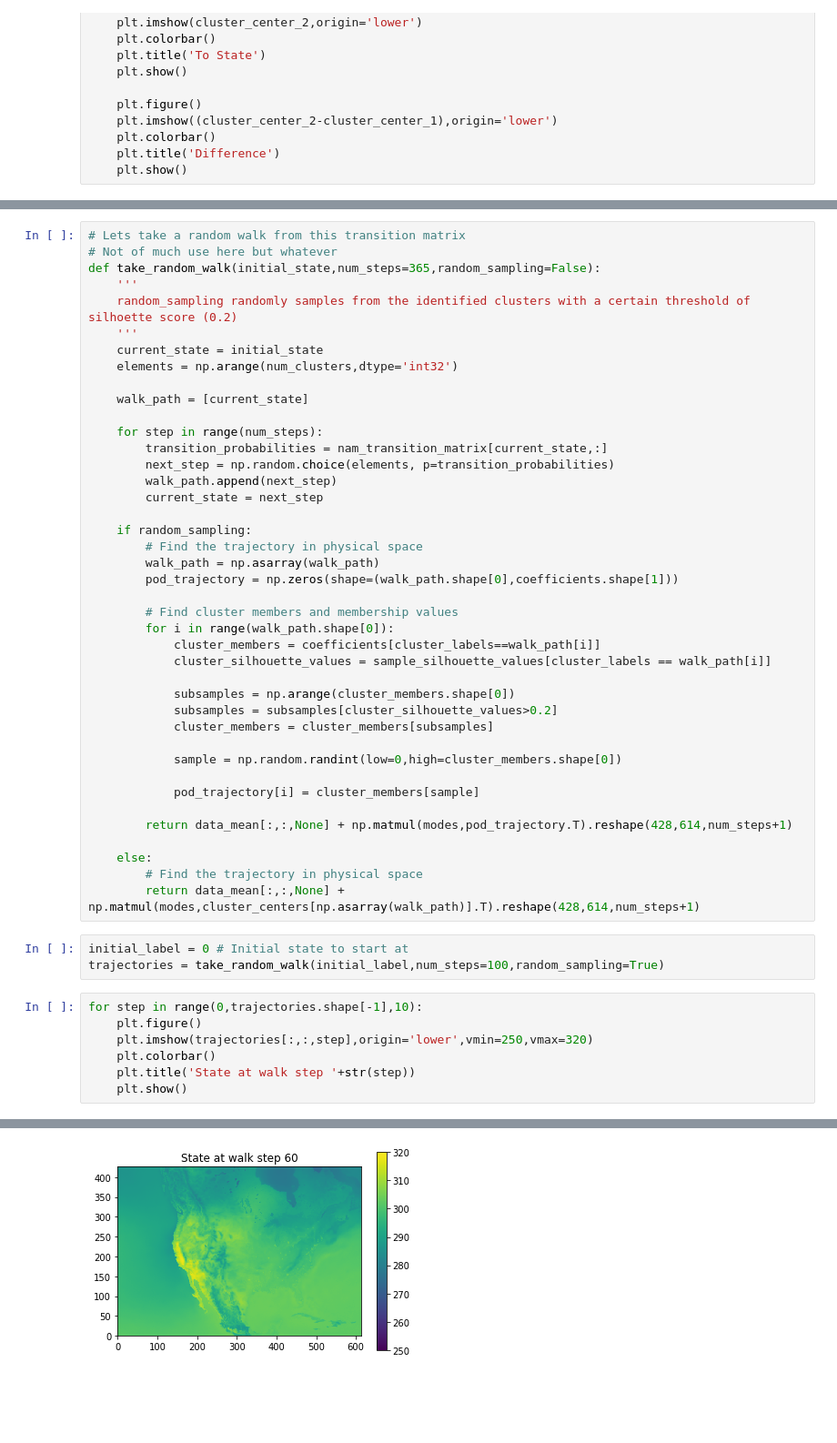
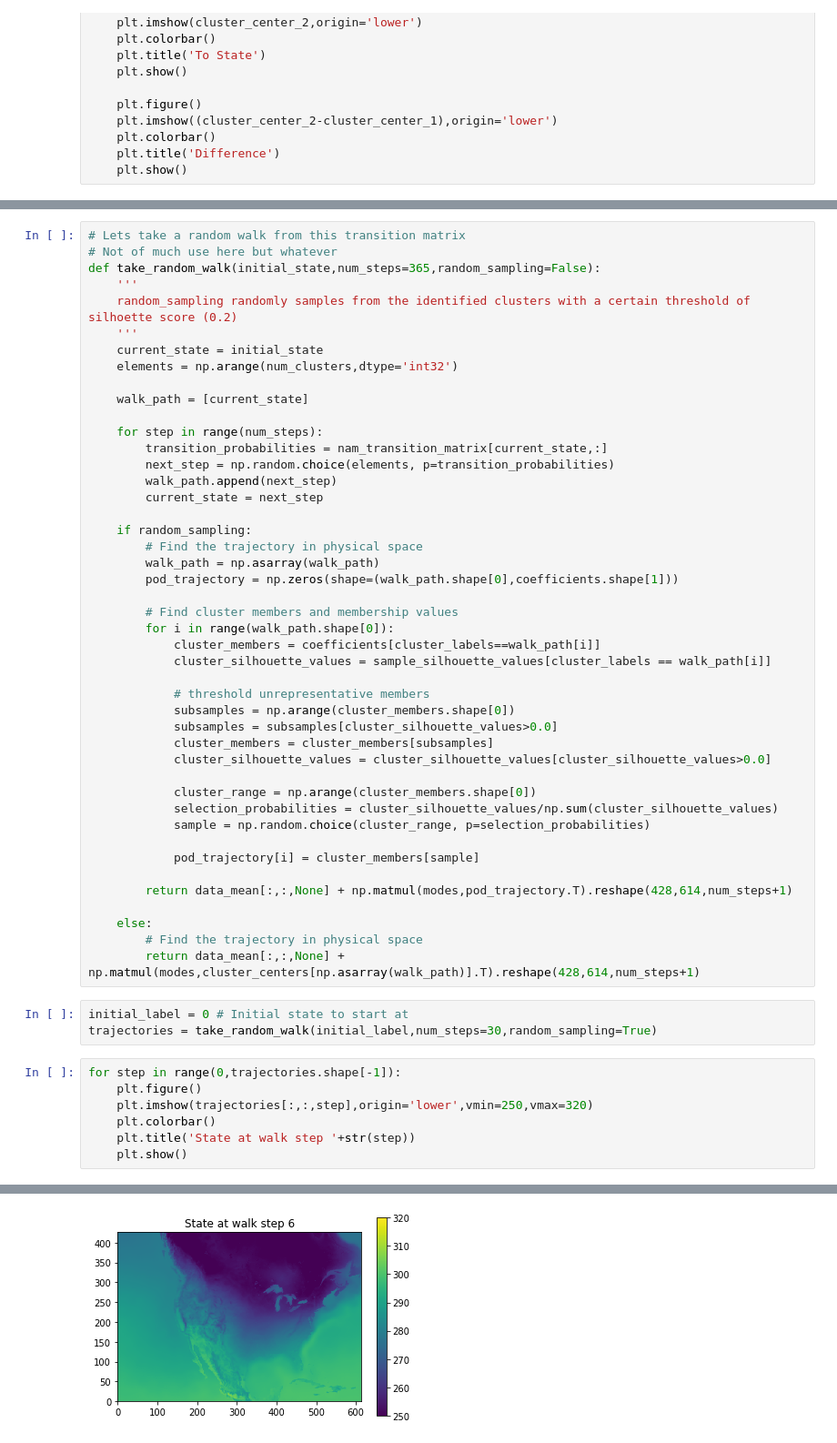
Before and after one commit to Romit-Maulik/Practice, a Jupyter notebook: Cluster_ROM/Cluster_ROMs.ipynb, the cells around one changed output, grey strips where cells are left out. Shown at 91% size. Drawn from its saved outputs; the diff is of its cells as text; blank space fills up the shorter version.

```diff
--- a/Cluster_ROM/Cluster_ROMs.ipynb
+++ b/Cluster_ROM/Cluster_ROMs.ipynb
@@ -213,11 +213,15 @@ def take_random_walk(initial_state,num_steps=365,random_sampling=False):
             cluster_members = coefficients[cluster_labels==walk_path[i]]
             cluster_silhouette_values = sample_silhouette_values[cluster_labels == walk_path[i]]
 
+            # threshold unrepresentative members
             subsamples = np.arange(cluster_members.shape[0])
-            subsamples = subsamples[cluster_silhouette_values>0.2]
+            subsamples = subsamples[cluster_silhouette_values>0.0]
             cluster_members = cluster_members[subsamples]
+            cluster_silhouette_values = cluster_silhouette_values[cluster_silhouette_values>0.0]
 
-            sample = np.random.randint(low=0,high=cluster_members.shape[0])
+            cluster_range = np.arange(cluster_members.shape[0])
+            selection_probabilities = cluster_silhouette_values/np.sum(cluster_silhouette_values)
+            sample = np.random.choice(cluster_range, p=selection_probabilities)
 
             pod_trajectory[i] = cluster_members[sample]
 
@@ -228,9 +232,9 @@ def take_random_walk(initial_state,num_steps=365,random_sampling=False):
         return data_mean[:,:,None] + np.matmul(modes,cluster_centers[np.asarray(walk_path)].T).reshape(428,614,num_steps+1)
 # %%
 initial_label = 0 # Initial state to start at
-trajectories = take_random_walk(initial_label,num_steps=100,random_sampling=True)
+trajectories = take_random_walk(initial_label,num_steps=30,random_sampling=True)
 # %%
-for step in range(0,trajectories.shape[-1],10):
+for step in range(0,trajectories.shape[-1]):
     plt.figure()
     plt.imshow(trajectories[:,:,step],origin='lower',vmin=250,vmax=320)
     plt.colorbar()
@@ -246 +250 @@ for step in range(0,trajectories.shape[-1],10):
-[figure, old version]
+[figure, new version]
```
Also changed, not shown: parts of 7 cells of this notebook.
